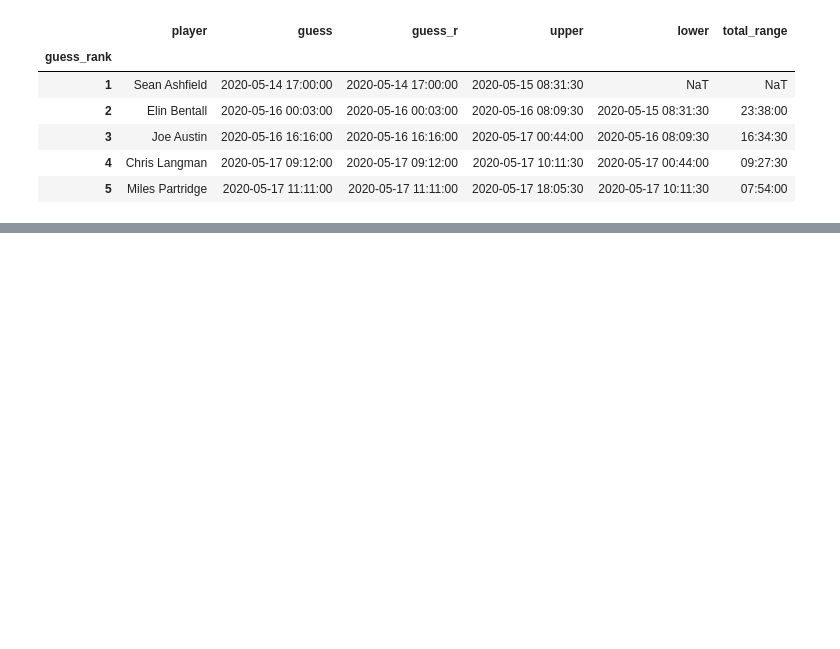
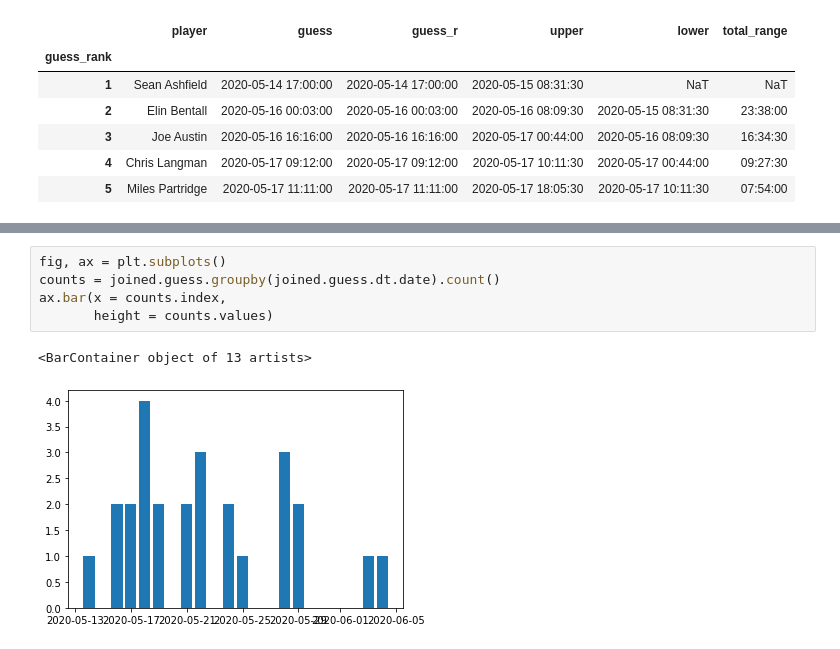
Before and after one commit to willcanniford/python-notes, a Jupyter notebook: baby_sweepstake/graph_guesses.ipynb, the cells around one changed output, grey strips where cells are left out. Cells and saved outputs as stored; diff of their text form; blank space fills up the shorter version.

```diff
--- a/baby_sweepstake/graph_guesses.ipynb
+++ b/baby_sweepstake/graph_guesses.ipynb
@@ -203,0 +227,8 @@ plt.show()
+# %%
+fig, ax = plt.subplots()
+counts = joined.guess.groupby(joined.guess.dt.date).count()
+ax.bar(x = counts.index,
+       height = counts.values)
+# %% [output]
+<BarContainer object of 13 artists>
+[figure, added]
```
Also changed, not shown: parts of 2 cells of this notebook.
